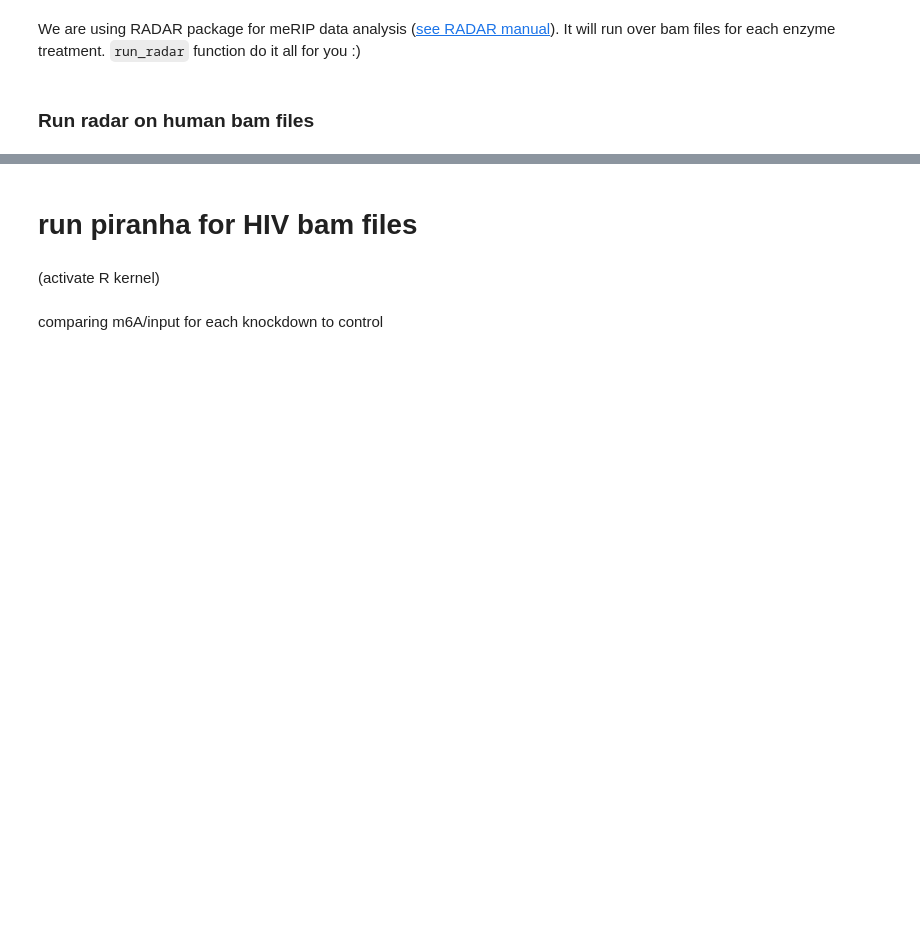
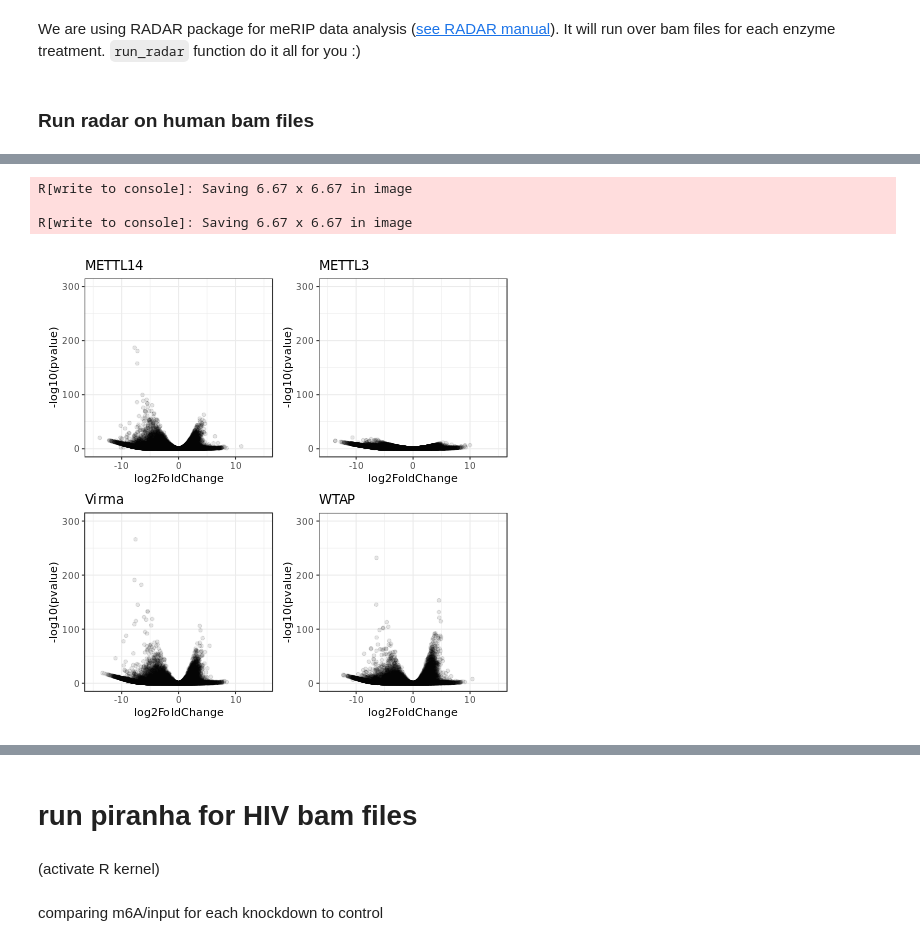
Before and after one commit to goodarzilab/Abe, a Jupyter notebook: People/Judd/notebook.ipynb, the cells around one changed output, grey strips where cells are left out. Saved outputs shown, nothing was run; the diff lists cells and outputs as text; code cells hidden in the pictures; blank space fills up the shorter version.

```diff
--- a/People/Judd/notebook.ipynb
+++ b/People/Judd/notebook.ipynb
@@ -219,0 +389,22 @@ There are 6961 reported differential loci at FDR < 0.1 and logFoldChange > 0.5.
+# %%
+%%R
+for (treat in c('METTL14','METTL3','Virma','WTAP')){
+    dds = all_dds[[treat]]
+    res <- results(dds)
+    vol[[treat]] = data.frame(res) %>% ggplot(aes(x=log2FoldChange, y=-log10(pvalue))) +
+            geom_point(alpha = 1/10) +
+            ggtitle(treat) +
+            xlim(c(-15,15)) +
+            ylim(c(0,300)) +
+            theme_bw() +
+            theme(legend.position="none")
+}
+v = vol$METTL14 + vol$METTL3 + vol$Virma + vol$WTAP
+ggsave("plots/all_Volcanos.png", plot = v, device = 'png', dpi = 300)
+ggsave("plots/all_Volcanos.pdf", plot = v, device = 'pdf', dpi = 300)
+v
+# %% [output]
+R[write to console]: Saving 6.67 x 6.67 in image
+
+R[write to console]: Saving 6.67 x 6.67 in image
+[figure, added]
```
Also changed, not shown: parts of 47 cells of this notebook, 17 other files.
